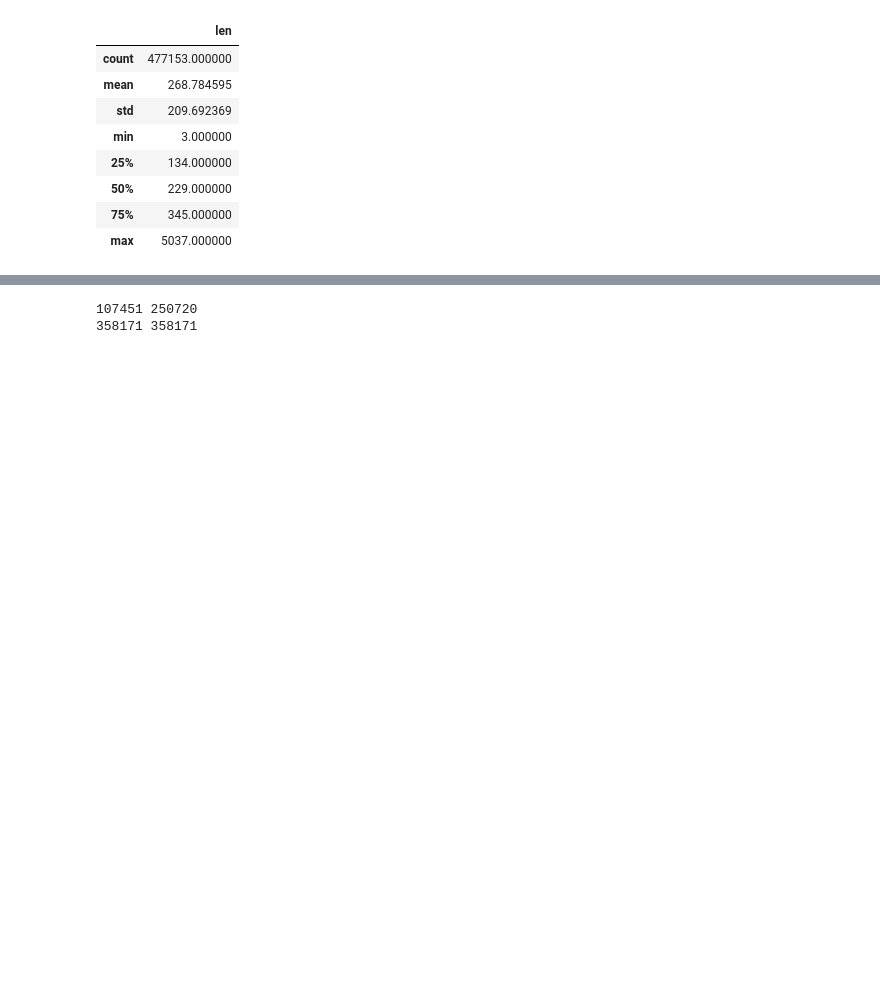
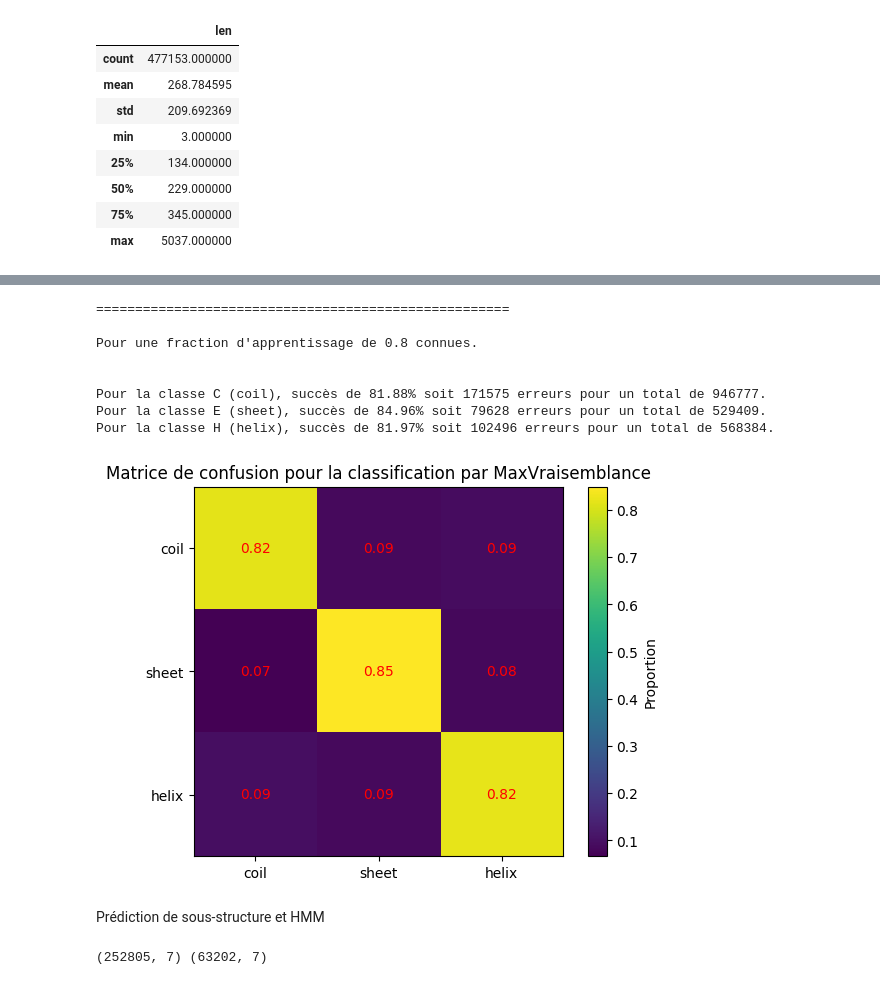
Before and after one commit to KargKarg/markov_structure_proteine, a Jupyter notebook: markov.ipynb, the cells around one changed output, grey strips where cells are left out. Saved outputs shown, nothing was run; the diff lists cells and outputs as text; code cells hidden in the pictures; blank space fills up the shorter version.

Commit message:
prediction ss structure

```diff
--- a/markov.ipynb
+++ b/markov.ipynb
@@ -320,12 +320,42 @@ db_.describe()
+# %%
+K = 2
+
+X, Y = [], []
+
+i = 0.8
+
+print(f"=====================================================\n\nPour une fraction d'apprentissage de {round(i, 2)} connues.\n\n")
+
+db_shuffle = db_.sample(frac=1, random_state=12)
+indice_train = int(db_shuffle.shape[0] * i)
+df_train, df_test = db_shuffle.iloc[:indice_train, :], db_shuffle.iloc[indice_train:, :]
+
+label = myscripts.valeur_par_classe_sst3(df_train["seq"], df_train["sst3"])
+modeles = {classe: myscripts.apprentissage_markov_k_mers([seq for seq in label[classe] if len(seq) > K], K, AA) for classe in label}
+
+confusion = myscripts.confusion_structure_secondaire(df_test["seq"], df_test["sst3"], modeles, K, AA)
+
+X.append(i)
+Y.append((confusion[0, 0] + confusion[1, 1] + confusion[2, 2])/3)
+# %% [output]
+=====================================================
+
+Pour une fraction d'apprentissage de 0.8 connues.
+
+
+Pour la classe C (coil), succès de 81.88% soit 171575 erreurs pour un total de 946777.
+Pour la classe E (sheet), succès de 84.96% soit 79628 erreurs pour un total de 529409.
+Pour la classe H (helix), succès de 81.97% soit 102496 erreurs pour un total de 568384.
+[figure, added]
+# %% [markdown]
+Prédiction de sous-structure et HMM
 # %%
+sep = 0.8
+
 db_shuffle = db_.sample(frac=1, random_state=12)
+indice_train = int(db_shuffle.shape[0] * sep)
+df_train, df_test = db_shuffle.iloc[:indice_train, :], db_shuffle.iloc[indice_train:, :]
 
-indice_train = int(db_shuffle.shape[0] * 0.3)
-
-df_train, df_test = db_shuffle.iloc[:indice_train, :], db_shuffle.iloc[indice_train:, :]
+print(df_train.shape, df_test.shape)
+# %% [output]
+(252805, 7) (63202, 7)
-# %%
-print(df_train.shape[0], df_test.shape[0])
-print(df_train.shape[0] + df_test.shape[0], db_.shape[0])
-# %% [output]
-107451 250720
-358171 358171
```
Also changed, not shown: parts of 12 cells of this notebook, 2 other files.
